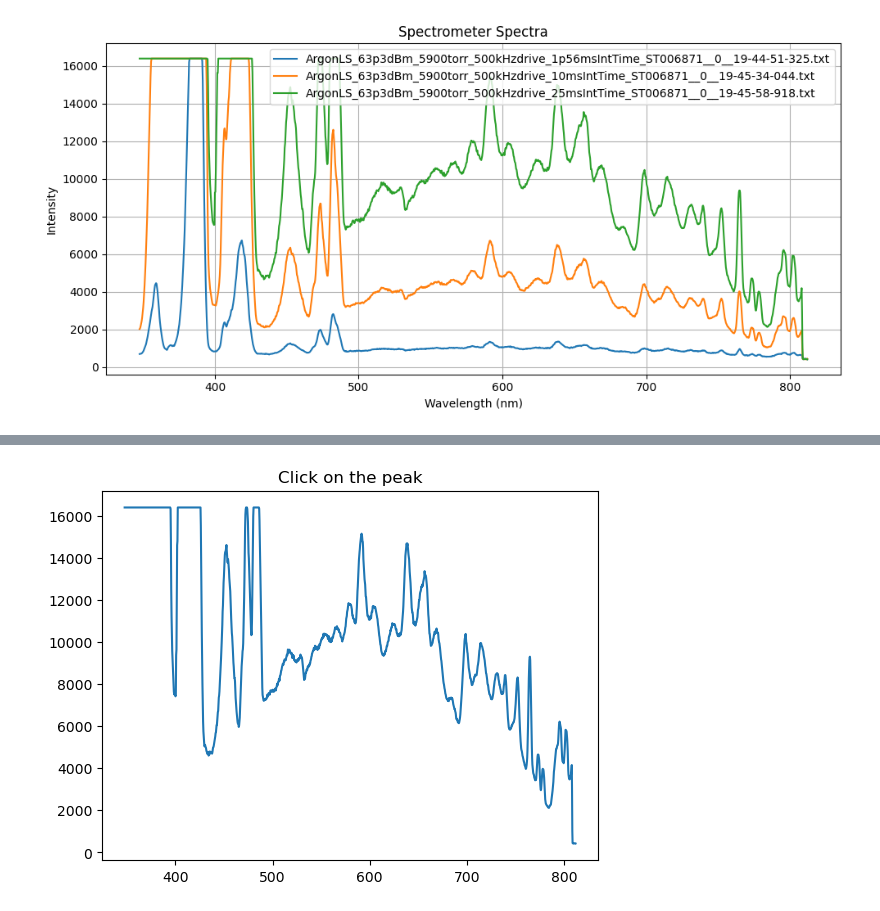
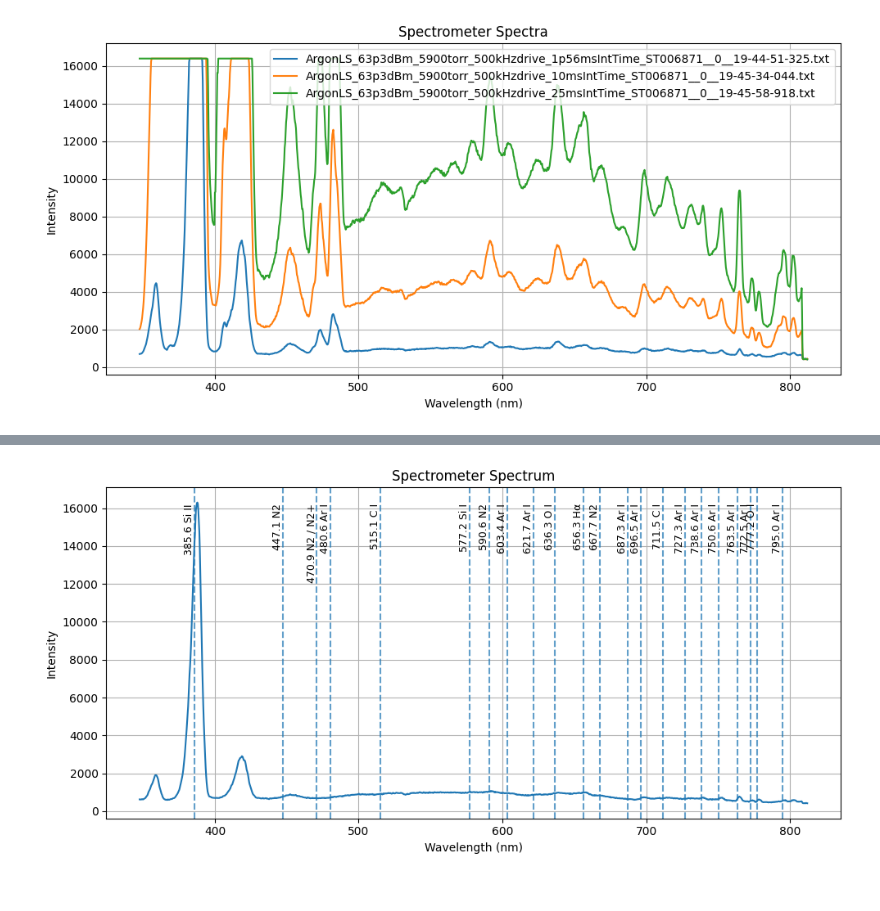
Before and after one commit to maimounabocoum/UCLA-code, a Jupyter notebook: ReadSpectrumTrace.ipynb, the cells around one changed output, grey strips where cells are left out. Drawn from its saved outputs; the diff is of its cells as text; code cells hidden in the pictures.

```diff
--- a/ReadSpectrumTrace.ipynb
+++ b/ReadSpectrumTrace.ipynb
@@ -165,15 +165,21 @@ plt.show()
 # %% [output]
 [figure]
 # %%
+import numpy as np
 import matplotlib.pyplot as plt
-import numpy as np
 
+# ---------------------------------------------------
 # Full Path to your file
+# ---------------------------------------------------
+
 filename = r"D:\ucla data\spectrum\ArgonLS_63p3dBm_5900torr_500kHzdrive_25msIntTime_ST006871__1__19-46-08-601.txt"
-#filename = r"D:\ucla data\spectrum\ArgonLS_60p1dBm_5900torr_400kHzdrive_8msIntTime_ST006871__0__19-29-05-825.txt"
+filename = r"D:\ucla data\spectrum\ArgonLS_63p3dBm_5900torr_500kHzdrive_10msIntTime_ST006871__0__19-45-34-044.txt"
+filename = r"D:\ucla data\spectrum\ArgonLS_60p1dBm_5900torr_400kHzdrive_8msIntTime_ST006871__0__19-29-05-825.txt"
 
+# ---------------------------------------------------
+# Read file
+# ---------------------------------------------------
 
-# Read file
 with open(filename, "r") as f:
     lines = f.readlines()
 
@@ -190,15 +196,76 @@ data = np.loadtxt(lines[start_index:])
 wavelength = data[:, 0]
 intensity = data[:, 1]
 
-fig, ax = plt.subplots()
+# ---------------------------------------------------
+# Lines to mark
+# ---------------------------------------------------
+
+markers = [
+    (385.60, "385.6 Si II"),
+    (447.1, "447.1 N2"),
+    (470.9, "470.9 N2 / N2+"),
+    (480.6, "480.6 Ar I"),
+    (515.14, "515.1 C I"),
+    (577.21, "577.2 Si I"),
+    (590.60, "590.6 N2"),
+    (603.3797,"603.4 Ar I"),
+    (621.73, "621.7 Ar I"),
+    (636.38, "636.3 O I"),
+    (656.3, "656.3 Hα"),
+    (667.73, "667.7 N2"),
+    (687.3,"687.3 Ar I"),
+    (696.5, "696.5 Ar I"),
+    (711.5, "711.5 C I"),
+    (727.3, "727.3 Ar I"),
+    (738.6014,"738.6 Ar I"),
+    (750.5935,"750.6 Ar I"),
+    (763.5, "763.5 Ar I"),
+    (772.5887,"772.5 Ar I"),
+    (777.19, "777.2 O I"),
+    (795.0362,"795.0 Ar I")
+
+
+]
+
+# ---------------------------------------------------
+# Plot spectrum
+# ---------------------------------------------------
+
+fig, ax = plt.subplots(figsize=(10,5))
 
 ax.plot(wavelength, intensity)
 
-plt.title("Click on the peak")
+# Add vertical lines + labels
+for wl, label in markers:
 
-point = plt.ginput(1)
+    # Vertical line
+    ax.axvline(
+        wl,
+        linestyle="--",
+        alpha=0.7
+    )
 
-print(point)
+    # Label
+    ax.text(
+        wl,
+        ax.get_ylim()[1] * 0.95,
+        label,
+        rotation=90,
+        verticalalignment='top',
+        horizontalalignment='right',
+        fontsize=9
+    )
 
+# ---------------------------------------------------
+# Labels
+# ---------------------------------------------------
+
+ax.set_xlabel("Wavelength (nm)")
+ax.set_ylabel("Intensity")
+ax.set_title("Spectrometer Spectrum")
+
+ax.grid(True)
+
+plt.tight_layout()
 plt.show()
 # %% [output]
@@ -206 +272 @@ plt.show()
-[figure, old version]
+[figure, new version]
```
Also changed, not shown: parts of 1 cell of this notebook, 1 other file.
